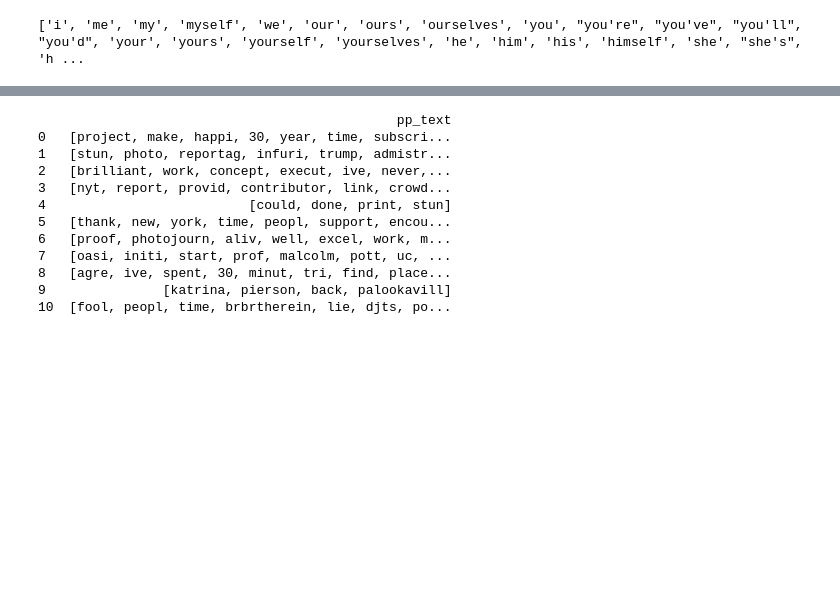
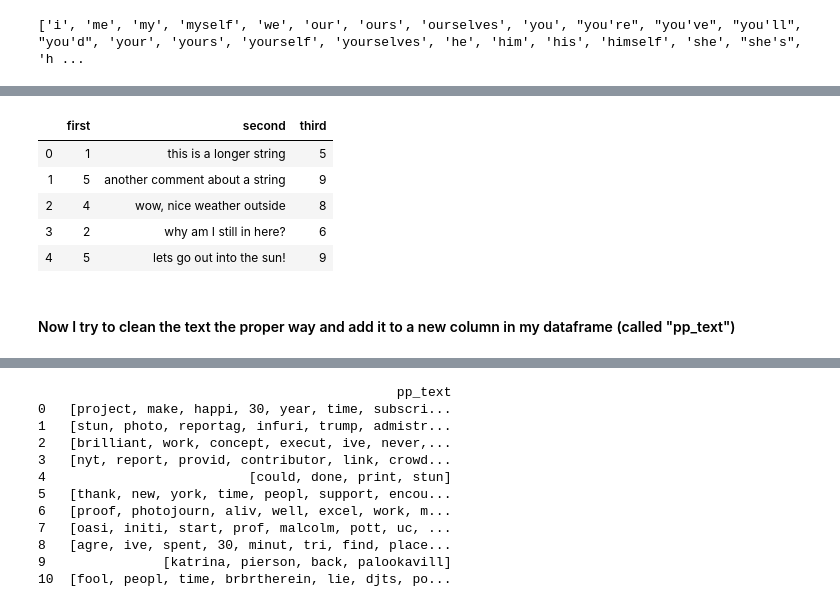
Before and after one commit to KnoebelSu/Intro_DigitalHumanities_Methods, a Jupyter notebook: Assignment_03.ipynb, the cells around one changed output, grey strips where cells are left out. Cells and saved outputs as stored; diff of their text form; code cells hidden in the pictures; blank space fills up the shorter version.

```diff
--- a/Assignment_03.ipynb
+++ b/Assignment_03.ipynb
@@ -195,0 +205,8 @@ comments_2017['pp_text'] = pp_text_col #name the new cleaned column pp_text
+# %%
+# just one example of how to apply a function to a dataframe and add it to a new column
+def operation(x):
+    y = x+4
+    return y
+# %%
+my_dict = {"first":[1, 5, 4, 2, 5], "second":["this is a longer string","another comment about a string","wow, nice weather outside","why am I still in here?","lets go out into the sun!"]}
+my_dict
@@ -195,0 +220,3 @@ comments_2017['pp_text'] = pp_text_col #name the new cleaned column pp_text
+# %%
+df = pd.DataFrame(my_dict)
+df
@@ -195,0 +230,12 @@ comments_2017['pp_text'] = pp_text_col #name the new cleaned column pp_text
+# %%
+df["third"]= df["first"].apply(operation) #ads new column which applies the operations function to the first column
+df
+# %% [output]
+|  | first | second | third |
+| 0 | 1 | this is a longer string | 5 |
+| 1 | 5 | another comment about a string | 9 |
+| 2 | 4 | wow, nice weather outside | 8 |
+| 3 | 2 | why am I still in here? | 6 |
+| 4 | 5 | lets go out into the sun! | 9 |
+# %% [markdown]
+#### Now I try to clean the text the proper way and add it to a new column in my dataframe (called "pp_text")
```
Also changed, not shown: parts of 17 cells of this notebook.
